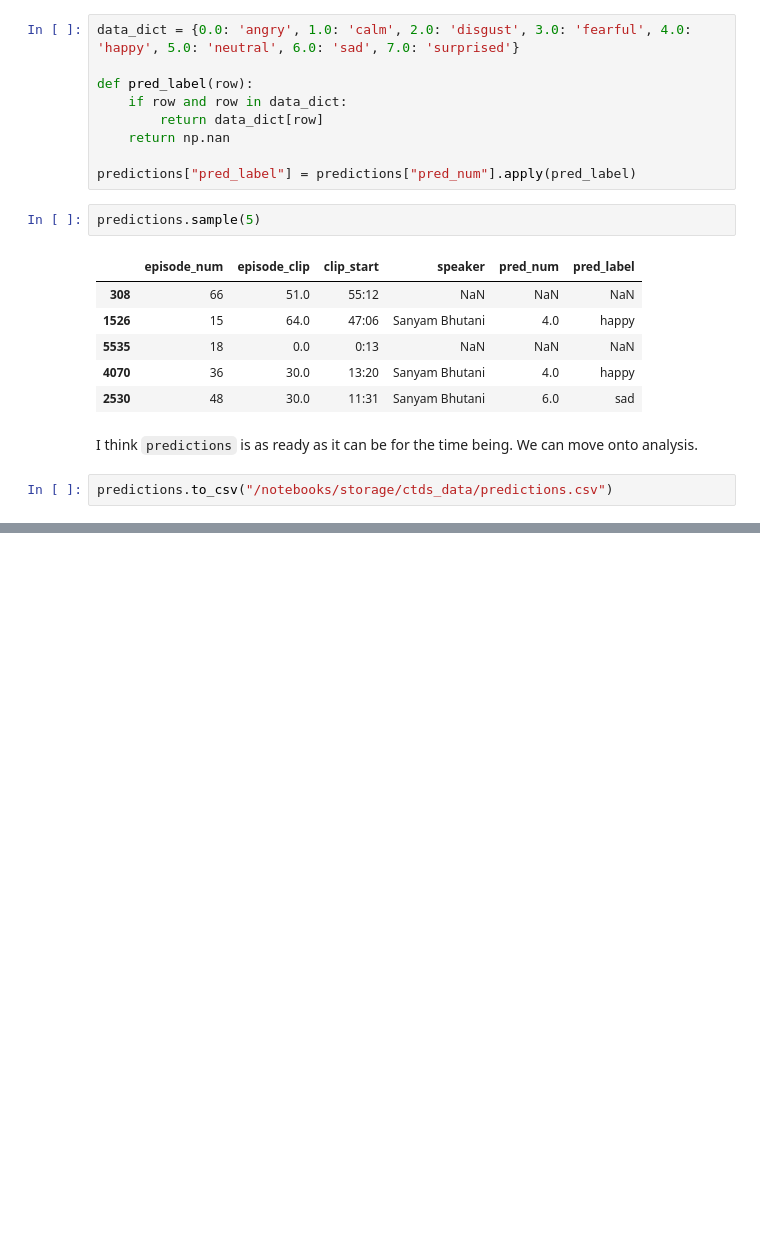
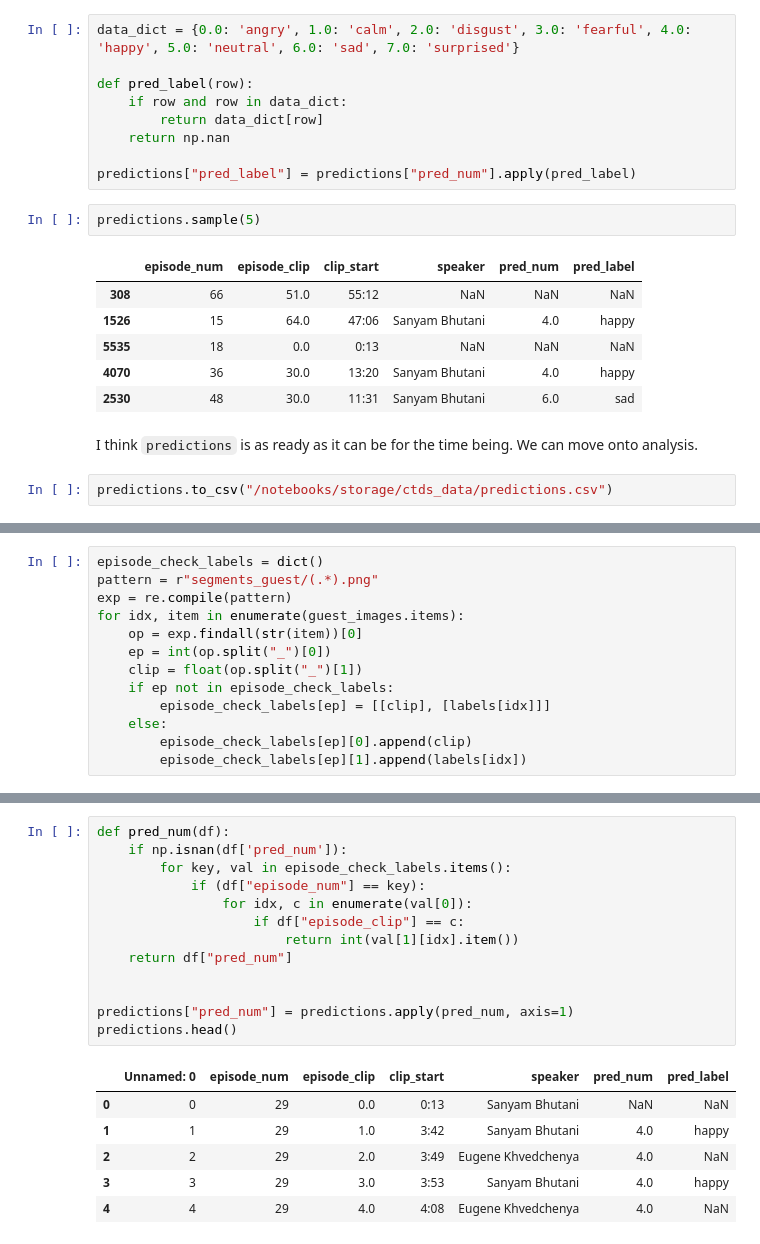
Before and after one commit to sahiljuneja/kaggle-ctds, a Jupyter notebook: predict.ipynb, the cells around one changed output, grey strips where cells are left out. Saved outputs shown, nothing was run; the diff lists cells and outputs as text; blank space fills up the shorter version.

```diff
--- a/predict.ipynb
+++ b/predict.ipynb
@@ -182,0 +264,13 @@ predictions.to_csv("/notebooks/storage/ctds_data/predictions.csv")
+# %%
+episode_check_labels = dict()
+pattern = r"segments_guest/(.*).png"
+exp = re.compile(pattern)
+for idx, item in enumerate(guest_images.items):
+    op = exp.findall(str(item))[0]
+    ep = int(op.split("_")[0])
+    clip = float(op.split("_")[1])
+    if ep not in episode_check_labels:
+        episode_check_labels[ep] = [[clip], [labels[idx]]]
+    else:
+        episode_check_labels[ep][0].append(clip)
+        episode_check_labels[ep][1].append(labels[idx])
@@ -182,0 +298,20 @@ predictions.to_csv("/notebooks/storage/ctds_data/predictions.csv")
+# %%
+def pred_num(df):
+    if np.isnan(df['pred_num']):
+        for key, val in episode_check_labels.items():
+            if (df["episode_num"] == key):
+                for idx, c in enumerate(val[0]):
+                    if df["episode_clip"] == c:
+                        return int(val[1][idx].item())
+    return df["pred_num"]
+
+
+predictions["pred_num"] = predictions.apply(pred_num, axis=1)
+predictions.head()
+# %% [output]
+|  | Unnamed: 0 | episode_num | episode_clip | clip_start | speaker | pred_num | pred_label |
+| 0 | 0 | 29 | 0.0 | 0:13 | Sanyam Bhutani | NaN | NaN |
+| 1 | 1 | 29 | 1.0 | 3:42 | Sanyam Bhutani | 4.0 | happy |
+| 2 | 2 | 29 | 2.0 | 3:49 | Eugene Khvedchenya | 4.0 | NaN |
+| 3 | 3 | 29 | 3.0 | 3:53 | Sanyam Bhutani | 4.0 | happy |
+| 4 | 4 | 29 | 4.0 | 4:08 | Eugene Khvedchenya | 4.0 | NaN |
```
Also changed, not shown: parts of 19 cells of this notebook.
